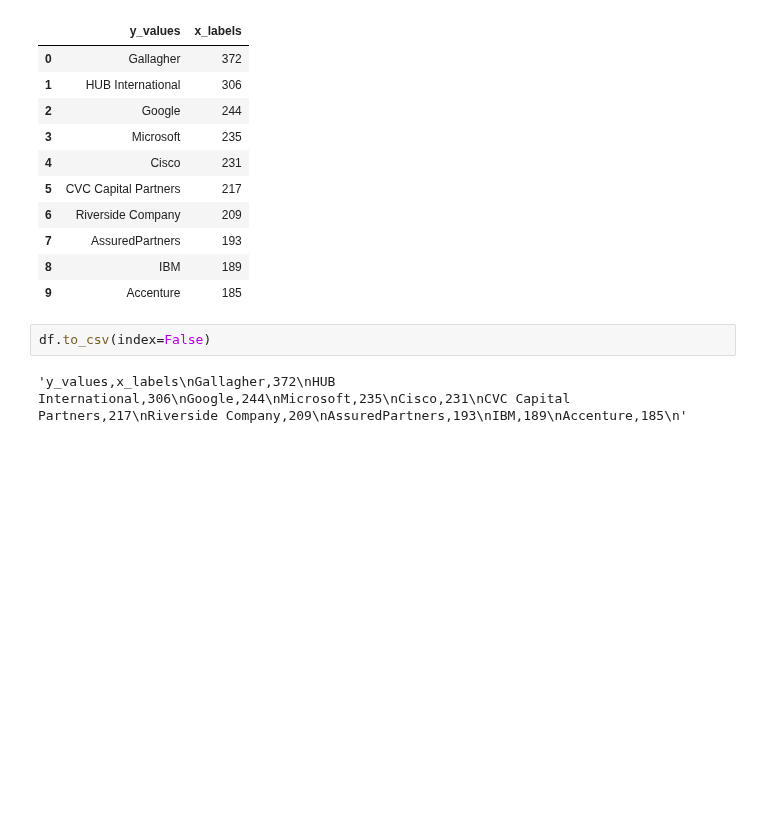
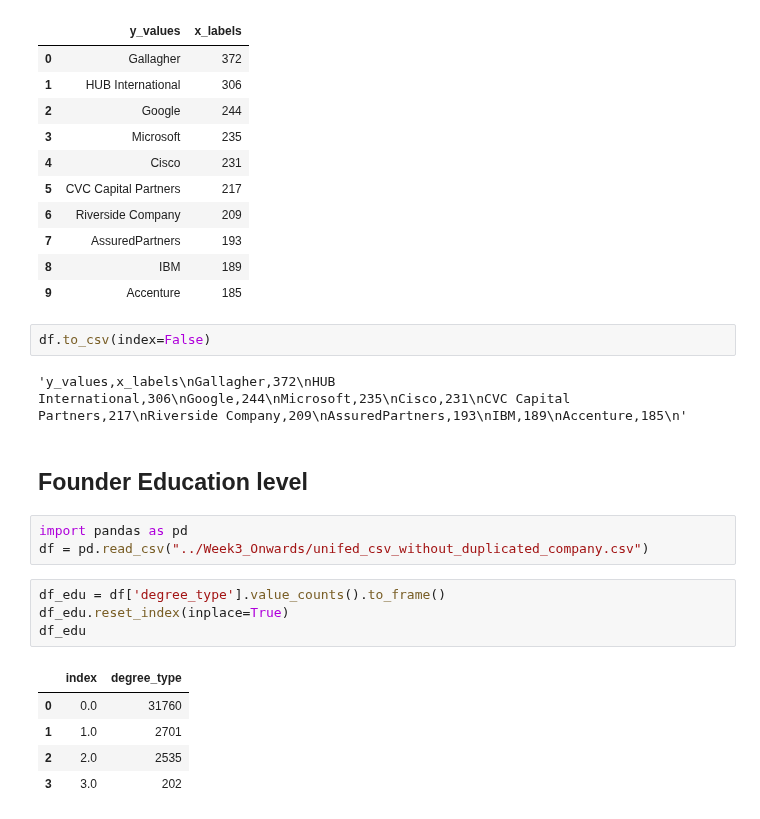
Before and after one commit to StardustLID/TEMG4952A-TEAM-5, a Jupyter notebook: backend/csv_helper.ipynb, the cells around one changed output. Saved outputs shown, nothing was run; the diff lists cells and outputs as text; blank space fills up the shorter version.

Commit message:
Activate "Founder Education Level" graph

```diff
--- a/backend/csv_helper.ipynb
+++ b/backend/csv_helper.ipynb
@@ -726,3 +726,18 @@ df
 df.to_csv(index=False)
 # %% [output]
 'y_values,x_labels\nGallagher,372\nHUB International,306\nGoogle,244\nMicrosoft,235\nCisco,231\nCVC Capital Partners,217\nRiverside Company,209\nAssuredPartners,193\nIBM,189\nAccenture,185\n'
+# %% [markdown]
+## Founder Education level
+# %%
+import pandas as pd
+df = pd.read_csv("../Week3_Onwards/unifed_csv_without_duplicated_company.csv")
+# %%
+df_edu = df['degree_type'].value_counts().to_frame()
+df_edu.reset_index(inplace=True)
+df_edu
+# %% [output]
+|  | index | degree_type |
+| 0 | 0.0 | 31760 |
+| 1 | 1.0 | 2701 |
+| 2 | 2.0 | 2535 |
+| 3 | 3.0 | 202 |
```
Also changed, not shown: parts of 2 cells of this notebook, 2 other files.
